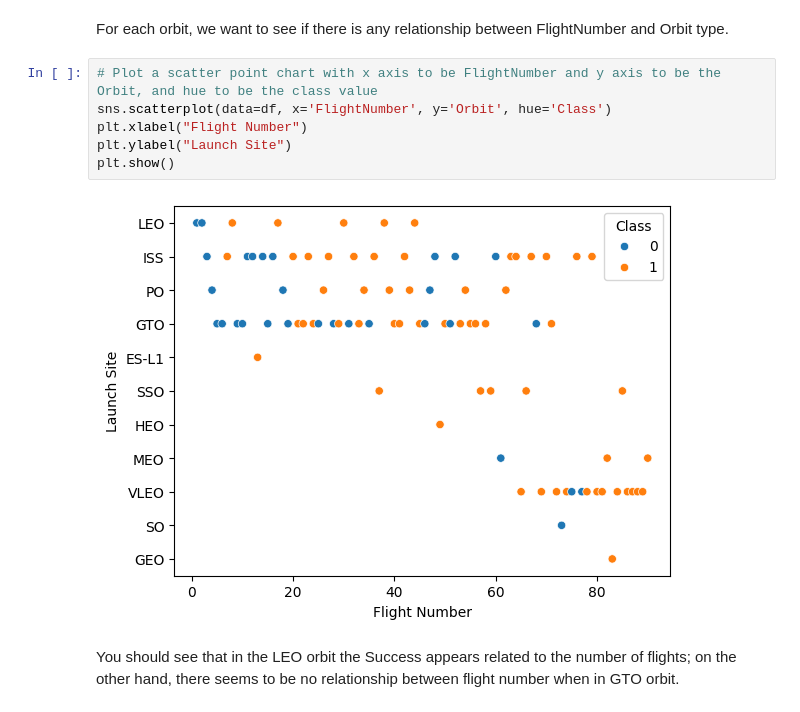
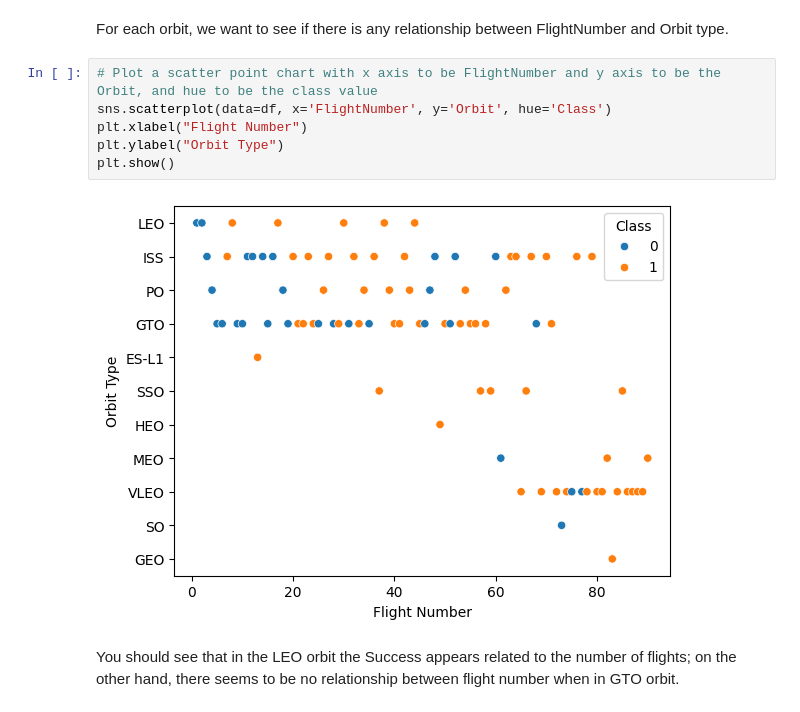
Before and after one commit to azwadkm22/Coursera-IBM-Data-Science-Professional-Certificate-WIP, a Jupyter notebook: Capstone/jupyter-labs-eda-dataviz.ipynb, the cells around one changed output. Drawn from its saved outputs; the diff is of its cells as text.

```diff
--- a/Capstone/jupyter-labs-eda-dataviz.ipynb
+++ b/Capstone/jupyter-labs-eda-dataviz.ipynb
@@ -129,11 +131,11 @@ For each orbit, we want to see if there is any relationship between FlightNumber
 # %%
 # Plot a scatter point chart with x axis to be FlightNumber and y axis to be the Orbit, and hue to be the class value
 sns.scatterplot(data=df, x='FlightNumber', y='Orbit', hue='Class')
 plt.xlabel("Flight Number")
-plt.ylabel("Launch Site")
+plt.ylabel("Orbit Type")
 plt.show()
 # %% [output]
-[figure, old version]
+[figure, new version]
 # %% [markdown]
 You should see that in the LEO orbit the Success appears related to the number of flights; on the other hand, there seems to be no relationship between flight number when in GTO orbit.
 # %% [markdown]
```
Also changed, not shown: parts of 2 cells of this notebook, 4 other files.
